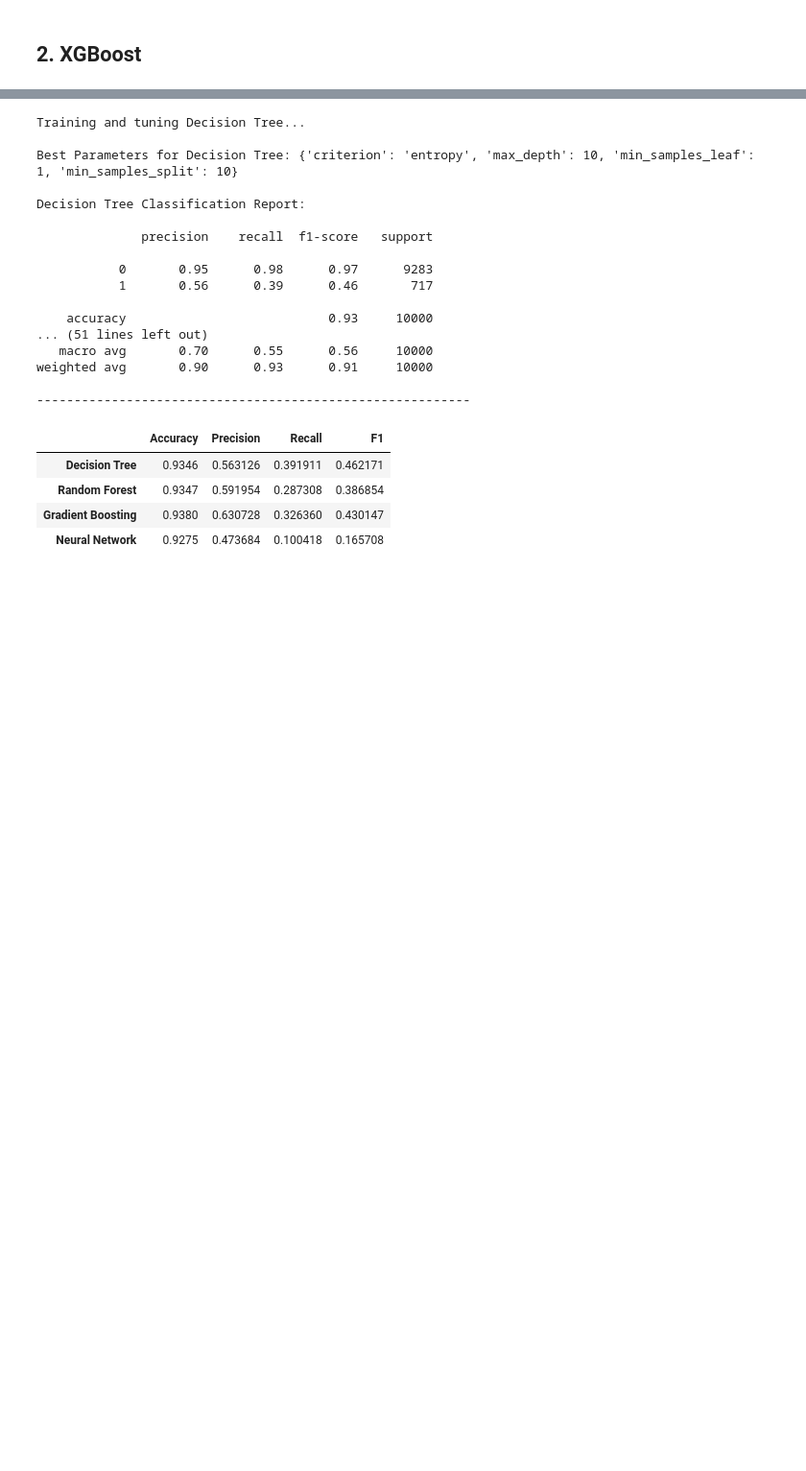
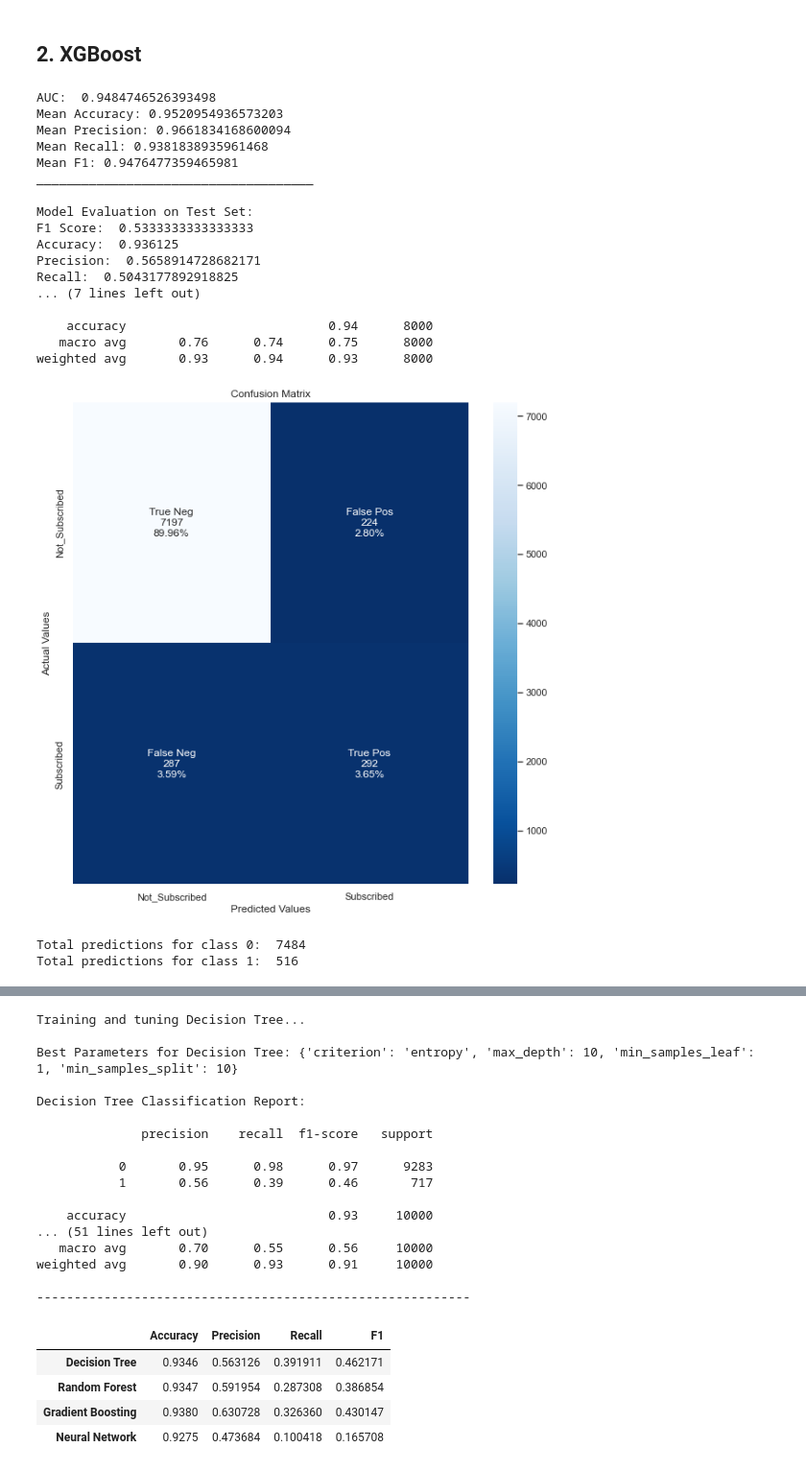
Before and after one commit to j1bulbul/Term_Deposit_Subscription_Predictor_ML, a Jupyter notebook: Term_Deposit_Solution.ipynb, the cells around one changed output, grey strips where cells are left out. Shown at 96% size. Saved outputs shown, nothing was run; the diff lists cells and outputs as text; code cells hidden in the pictures; blank space fills up the shorter version.

Commit message:
added more ML models and plotted ROC curve

```diff
--- a/Term_Deposit_Solution.ipynb
+++ b/Term_Deposit_Solution.ipynb
@@ -693,25 +706,46 @@ dispaly(df_grid_search)
 # %% [markdown]
 ## 2. XGBoost
 # %%
-xgb_model = XGBClassifier(objective='binary:logistic',min_child_weight=10, subsample=0.35, colsample_bytree=0.35, max_depth=3, learning_rate=0.01, n_estimators=1000, verbosity=0, njobs=-1)
+xgb_model = XGBClassifier(objective='binary:logistic',min_child_weight=10, subsample=0.35, colsample_bytree=0.35, max_depth=10, learning_rate=0.01, n_estimators=1000, verbosity=0, njobs=-1)
 xgb_model.fit(X_train_smote, y_train_smote)
 
 # Make predictions and compute AUC
 xgb_y_predicted = xgb_model.predict(X_test)
 fpr_xgb, tpr_xgb, thresholds_xgb = roc_curve(y_test, xgb_model.predict_proba(X_test)[:,1])  # This line calculates the ROC curve for XGB
 print("AUC: ", roc_auc_score(y_test, xgb_model.predict_proba(X_test)[:, 1]))
 
 # Perform 5-fold cross-validation on training dataset and get the mean scores for the training dataset
 cv_results_xgb = cross_validate(xgb_model, X=X_train_smote, y=y_train_smote, scoring=scoring, cv=5, n_jobs=-1, verbose=0)
 mean_accuracy_xgb = np.mean(cv_results_xgb['test_accuracy'])
 mean_precision_xgb = np.mean(cv_results_xgb['test_precision'])
 mean_recall_xgb = np.mean(cv_results_xgb['test_recall'])
 mean_f1_xgb = np.mean(cv_results_xgb['test_f1'])
 
 print(f"Mean Accuracy: {mean_accuracy_xgb}")
 print(f"Mean Precision: {mean_precision_xgb}")
 print(f"Mean Recall: {mean_recall_xgb}")
 print(f"Mean F1: {mean_f1_xgb}")
 
 # Finally evaluate the model on the test set
 eval_results(y_test, xgb_y_predicted)
+# %% [output]
+AUC:  0.9484746526393498
+Mean Accuracy: 0.9520954936573203
+Mean Precision: 0.9661834168600094
+Mean Recall: 0.9381838935961468
+Mean F1: 0.9476477359465981
+_____________________________________
+
+Model Evaluation on Test Set:
+F1 Score:  0.5333333333333333
+Accuracy:  0.936125
+Precision:  0.5658914728682171
+Recall:  0.5043177892918825
+... (7 lines left out)
+
+    accuracy                           0.94      8000
+   macro avg       0.76      0.74      0.75      8000
+weighted avg       0.93      0.94      0.93      8000
+[figure, added]
+Total predictions for class 0:  7484
+Total predictions for class 1:  516
```
Also changed, not shown: parts of 9 cells of this notebook.
